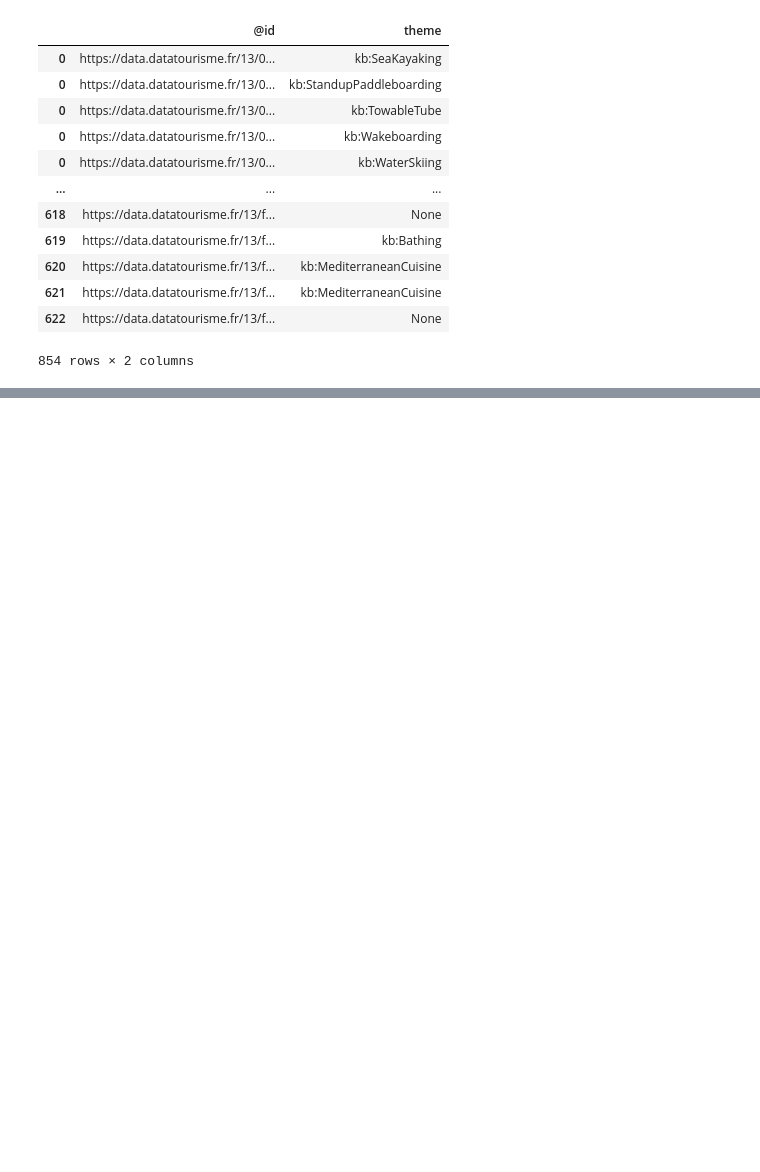
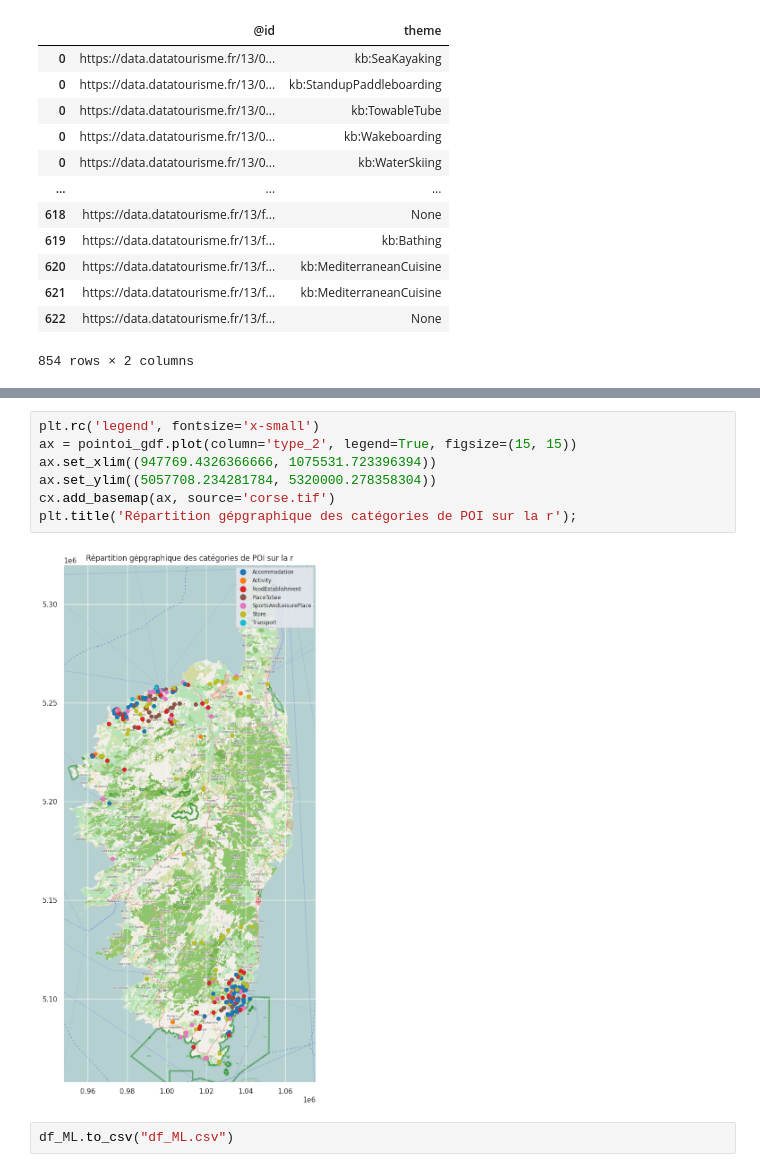
Before and after one commit to ThomasFavrel/ItineraireDeVoyage, a Jupyter notebook: Notebboks/Exploration.ipynb, the cells around one changed output, grey strips where cells are left out. Saved outputs shown, nothing was run; the diff lists cells and outputs as text; blank space fills up the shorter version.

```diff
--- a/Notebboks/Exploration.ipynb
+++ b/Notebboks/Exploration.ipynb
@@ -956,0 +948,11 @@ df_ML.to_csv("df_ML.csv")
+# %%
+plt.rc('legend', fontsize='x-small')
+ax = pointoi_gdf.plot(column='type_2', legend=True, figsize=(15, 15))
+ax.set_xlim((947769.4326366666, 1075531.723396394))
+ax.set_ylim((5057708.234281784, 5320000.278358304))
+cx.add_basemap(ax, source='corse.tif')
+plt.title('Répartition gépgraphique des catégories de POI sur la r');
+# %% [output]
+[figure, added]
+# %%
+df_ML.to_csv("df_ML.csv")
```
Also changed, not shown: parts of 54 cells of this notebook, 2 other files.
